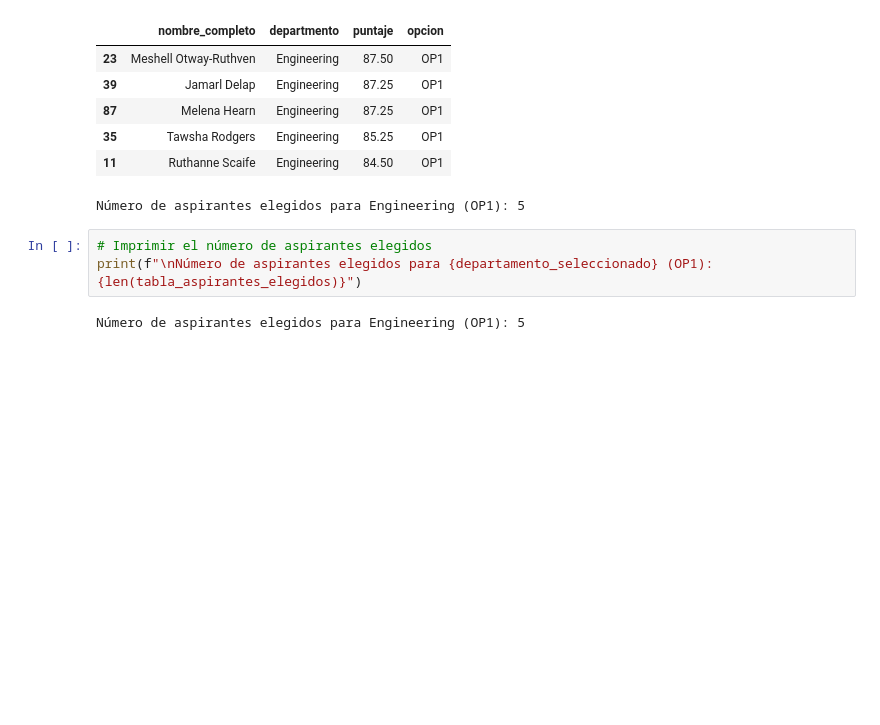
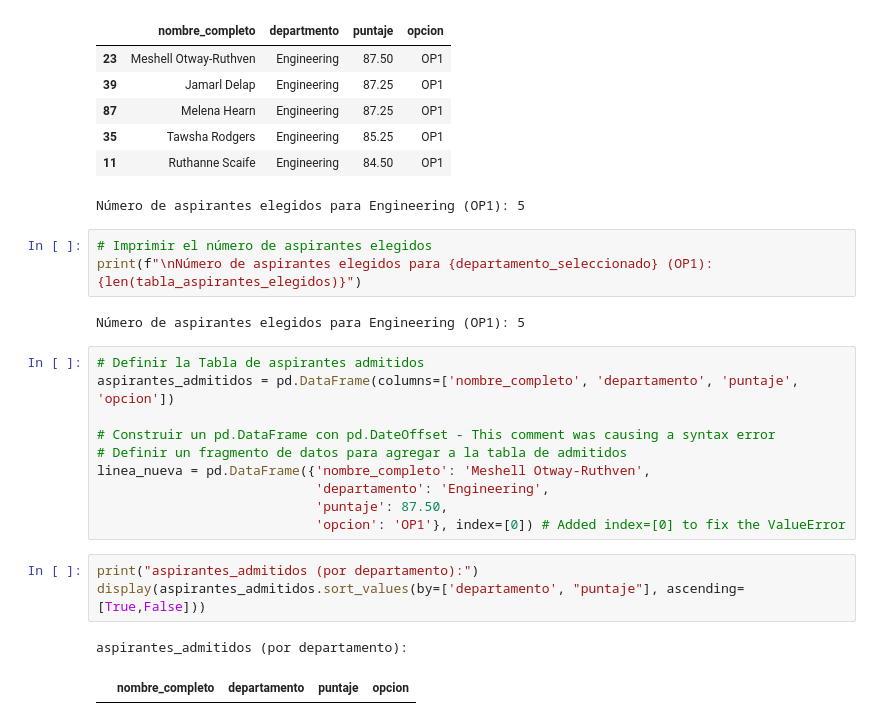
Before and after one commit to gabrielflores-cloud/cursophytoncucsh, a Jupyter notebook: Proyecto_3_Proceso_de_admision.ipynb, the cells around one changed output. Cells and saved outputs as stored; diff of their text form; blank space fills up the shorter version.

```diff
--- a/Proyecto_3_Proceso_de_admision.ipynb
+++ b/Proyecto_3_Proceso_de_admision.ipynb
@@ -239,3 +242,19 @@ Número de aspirantes elegidos para Engineering (OP1): 5
 print(f"\nNúmero de aspirantes elegidos para {departamento_seleccionado} (OP1): {len(tabla_aspirantes_elegidos)}")
 # %% [output]
 Número de aspirantes elegidos para Engineering (OP1): 5
+# %%
+# Definir la Tabla de aspirantes admitidos
+aspirantes_admitidos = pd.DataFrame(columns=['nombre_completo', 'departamento', 'puntaje', 'opcion'])
+
+# Construir un pd.DataFrame con pd.DateOffset - This comment was causing a syntax error
+# Definir un fragmento de datos para agregar a la tabla de admitidos
+linea_nueva = pd.DataFrame({'nombre_completo': 'Meshell Otway-Ruthven',
+                            'departamento': 'Engineering',
+                            'puntaje': 87.50,
+                            'opcion': 'OP1'}, index=[0]) # Added index=[0] to fix the ValueError
+# %%
+print("aspirantes_admitidos (por departamento):")
+display(aspirantes_admitidos.sort_values(by=['departamento', "puntaje"], ascending=[True,False]))
+# %% [output]
+aspirantes_admitidos (por departamento):
+|  | nombre_completo | departamento | puntaje | opcion |
```
Also changed, not shown: parts of 1 cell of this notebook.
